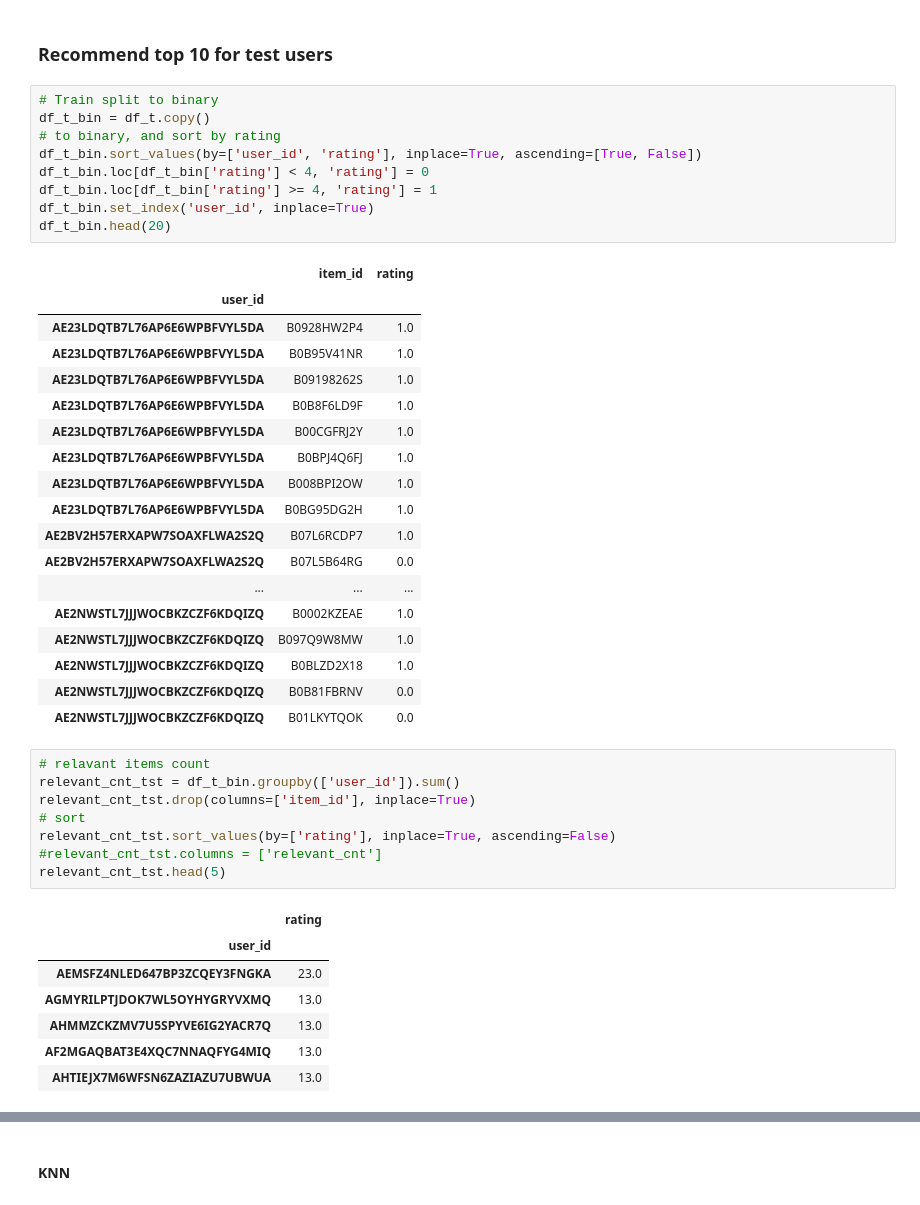
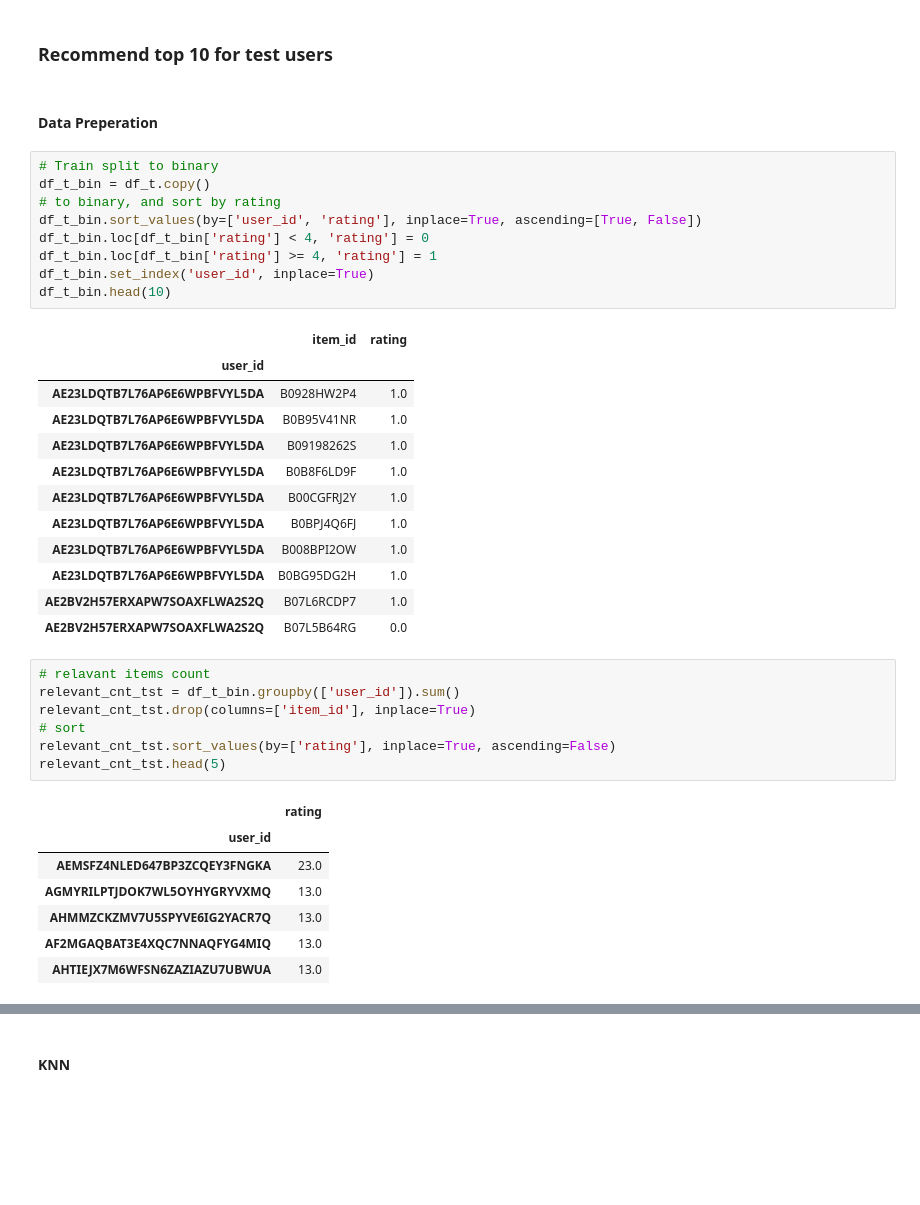
Before and after one commit to miriusz6/WRS_project, a Jupyter notebook: Project.ipynb, the cells around one changed output, grey strips where cells are left out. Drawn from its saved outputs; the diff is of its cells as text; blank space fills up the shorter version.

```diff
--- a/Project.ipynb
+++ b/Project.ipynb
@@ -345,40 +377,35 @@ RMSE: 0.9721
 # %% [markdown]
 ### Recommend top 10 for test users
+# %% [markdown]
+#### Data Preperation
 # %%
 # Train split to binary
 df_t_bin = df_t.copy()
 # to binary, and sort by rating
 df_t_bin.sort_values(by=['user_id', 'rating'], inplace=True, ascending=[True, False])
 df_t_bin.loc[df_t_bin['rating'] < 4, 'rating'] = 0
 df_t_bin.loc[df_t_bin['rating'] >= 4, 'rating'] = 1
 df_t_bin.set_index('user_id', inplace=True)
-df_t_bin.head(20)
+df_t_bin.head(10)
 # %% [output]
 |  | item_id | rating |
 | user_id |  |  |
 | AE23LDQTB7L76AP6E6WPBFVYL5DA | B0928HW2P4 | 1.0 |
 | AE23LDQTB7L76AP6E6WPBFVYL5DA | B0B95V41NR | 1.0 |
 | AE23LDQTB7L76AP6E6WPBFVYL5DA | B09198262S | 1.0 |
 | AE23LDQTB7L76AP6E6WPBFVYL5DA | B0B8F6LD9F | 1.0 |
 | AE23LDQTB7L76AP6E6WPBFVYL5DA | B00CGFRJ2Y | 1.0 |
 | AE23LDQTB7L76AP6E6WPBFVYL5DA | B0BPJ4Q6FJ | 1.0 |
 | AE23LDQTB7L76AP6E6WPBFVYL5DA | B008BPI2OW | 1.0 |
 | AE23LDQTB7L76AP6E6WPBFVYL5DA | B0BG95DG2H | 1.0 |
 | AE2BV2H57ERXAPW7SOAXFLWA2S2Q | B07L6RCDP7 | 1.0 |
 | AE2BV2H57ERXAPW7SOAXFLWA2S2Q | B07L5B64RG | 0.0 |
-| ... | ... | ... |
-| AE2NWSTL7JJJWOCBKZCZF6KDQIZQ | B0002KZEAE | 1.0 |
-| AE2NWSTL7JJJWOCBKZCZF6KDQIZQ | B097Q9W8MW | 1.0 |
-| AE2NWSTL7JJJWOCBKZCZF6KDQIZQ | B0BLZD2X18 | 1.0 |
-| AE2NWSTL7JJJWOCBKZCZF6KDQIZQ | B0B81FBRNV | 0.0 |
-| AE2NWSTL7JJJWOCBKZCZF6KDQIZQ | B01LKYTQOK | 0.0 |
 # %%
 # relavant items count
 relevant_cnt_tst = df_t_bin.groupby(['user_id']).sum()
 relevant_cnt_tst.drop(columns=['item_id'], inplace=True)
 # sort
 relevant_cnt_tst.sort_values(by=['rating'], inplace=True, ascending=False)
-#relevant_cnt_tst.columns = ['relevant_cnt']
 relevant_cnt_tst.head(5)
 # %% [output]
 |  | rating |
```
Also changed, not shown: parts of 92 cells of this notebook, 4 other files.
